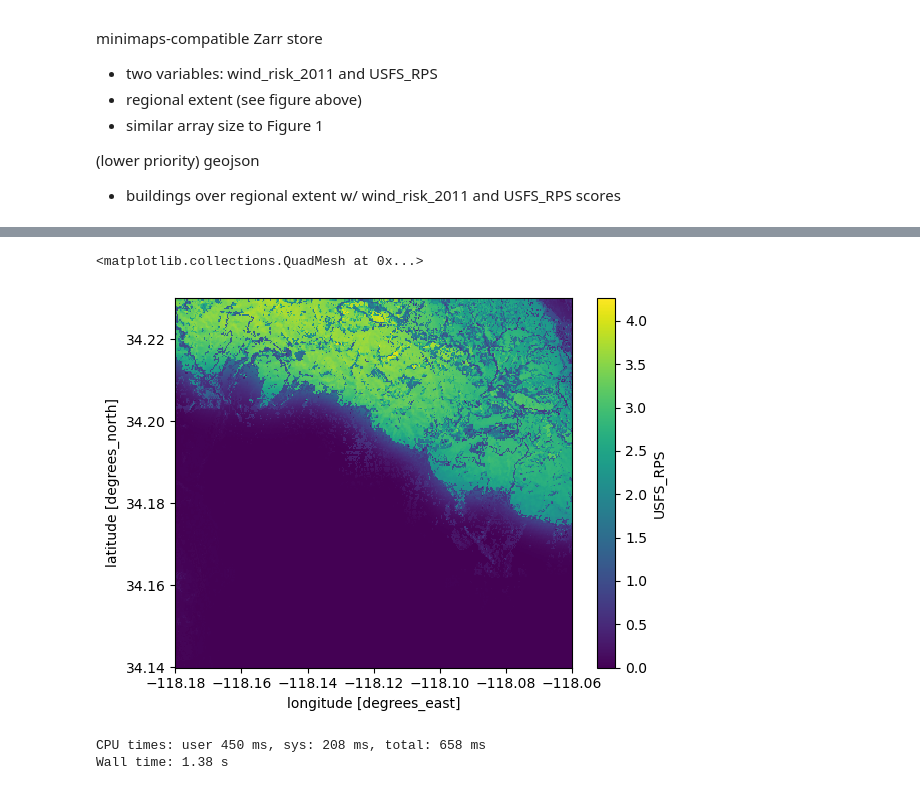
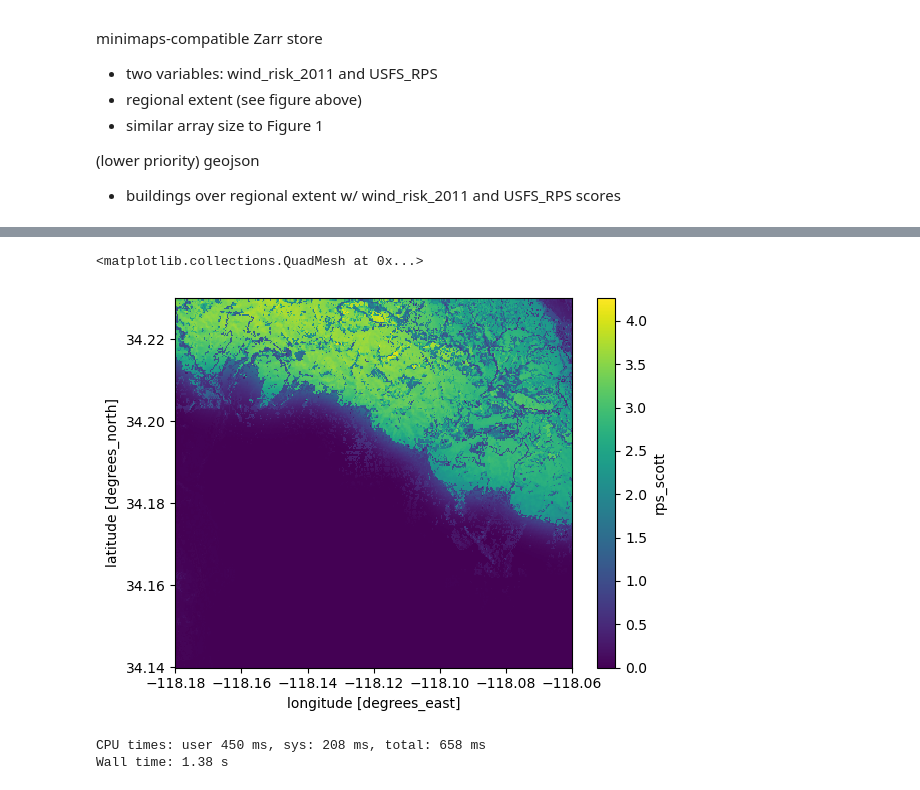
Before and after one commit to carbonplan/ocr, a Jupyter notebook: notebooks/data-for-explainer-figures.ipynb, the cells around one changed output, grey strips where cells are left out. Drawn from its saved outputs; the diff is of its cells as text; code cells hidden in the pictures.

Commit message:
update data for explainer figures

```diff
--- a/notebooks/data-for-explainer-figures.ipynb
+++ b/notebooks/data-for-explainer-figures.ipynb
@@ -122,7 +122,7 @@ def set_zarr_encoding(
 
     return ds
 # %%
-config = OCRConfig(environment='production', storage_root='s3://carbonplan-ocr', version='0.9.0')
+config = OCRConfig(environment='production', storage_root='s3://carbonplan-ocr', version='1.0.0')
 # %%
 storage = icechunk.s3_storage(bucket='carbonplan-ocr', prefix=config.icechunk.prefix)
 repo = icechunk.Repository.open(storage)
@@ -217,7 +233,7 @@ minimaps-compatible Zarr store
 - buildings over regional extent w/ wind_risk_2011 and USFS_RPS scores
 # %%
 store3 = (
-    ds[['wind_risk_2011', 'USFS_RPS']]
+    ds[['rps_2011', 'rps_scott']]
     .sel(latitude=slice(34.14, 34.23), longitude=slice(-118.18, -118.06))
     .chunk({'latitude': -1, 'longitude': -1})
     .pipe(set_zarr_encoding)
@@ -250,8 +279,8 @@ dask.array<chunksize=(293, 390), meta=np.ndarray>
 # %%
-store3.USFS_RPS.plot()
+store3.rps_scott.plot()
 # %% [output]
 <matplotlib.collections.QuadMesh at 0x...>
-[figure, old version]
+[figure, new version]
 # %%
 %%time
 store3.to_zarr(
```
Also changed, not shown: parts of 8 cells of this notebook.
